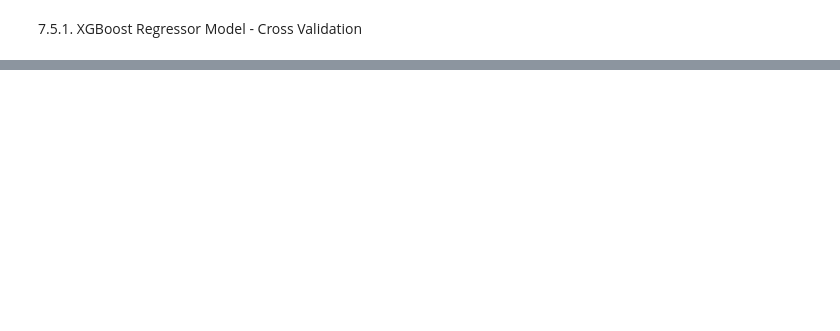
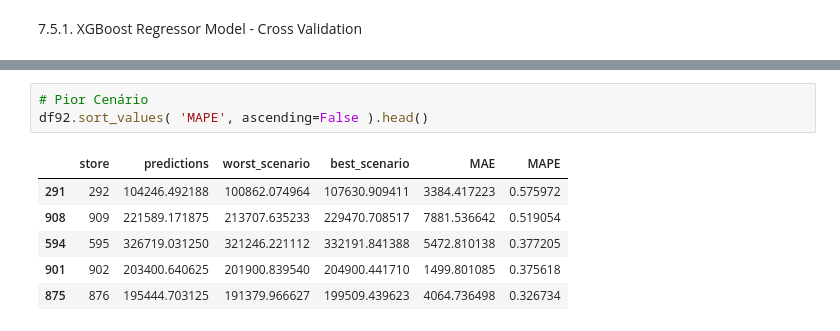
Before and after one commit to leticiafurletti/Rossmann_store_sales_prediction, a Jupyter notebook: Rossmann_project.ipynb, the cells around one changed output, grey strips where cells are left out. Drawn from its saved outputs; the diff is of its cells as text; blank space fills up the shorter version.

```diff
--- a/Rossmann_project.ipynb
+++ b/Rossmann_project.ipynb
@@ -1407,0 +1563,10 @@ xgb_result_cv
+# %%
+# Pior Cenário
+df92.sort_values( 'MAPE', ascending=False ).head()
+# %% [output]
+|  | store | predictions | worst_scenario | best_scenario | MAE | MAPE |
+| 291 | 292 | 104246.492188 | 100862.074964 | 107630.909411 | 3384.417223 | 0.575972 |
+| 908 | 909 | 221589.171875 | 213707.635233 | 229470.708517 | 7881.536642 | 0.519054 |
+| 594 | 595 | 326719.031250 | 321246.221112 | 332191.841388 | 5472.810138 | 0.377205 |
+| 901 | 902 | 203400.640625 | 201900.839540 | 204900.441710 | 1499.801085 | 0.375618 |
+| 875 | 876 | 195444.703125 | 191379.966627 | 199509.439623 | 4064.736498 | 0.326734 |
```
Also changed, not shown: parts of 42 cells of this notebook.
